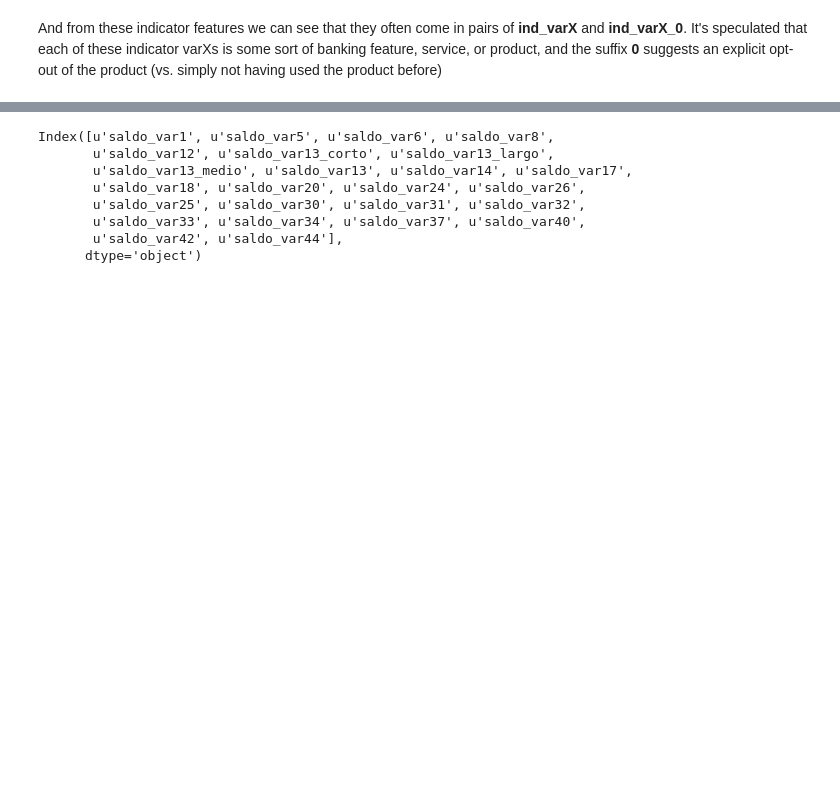
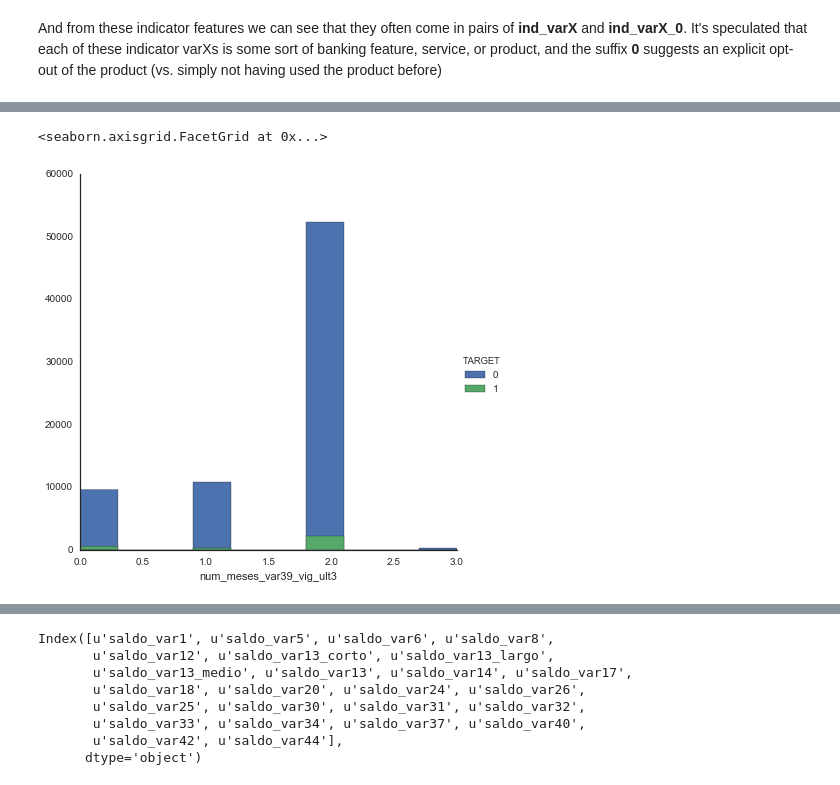
Before and after one commit to sketchychen/kaggle_santander, a Jupyter notebook: kaggle_santander_draft.ipynb, the cells around one changed output, grey strips where cells are left out. Cells and saved outputs as stored; diff of their text form; code cells hidden in the pictures; blank space fills up the shorter version.

```diff
--- a/kaggle_santander_draft.ipynb
+++ b/kaggle_santander_draft.ipynb
@@ -405,0 +414,5 @@ sns.FacetGrid(santrainder, hue='TARGET', size=6).map(sns.kdeplot, 'num_var4').ad
+# %%
+sns.FacetGrid(santrainder, hue='TARGET', size=6).map(plt.hist, 'num_meses_var39_vig_ult3', bins=10).add_legend()
+# %% [output]
+<seaborn.axisgrid.FacetGrid at 0x...>
+[figure, added]
```
Also changed, not shown: parts of 57 cells of this notebook.
